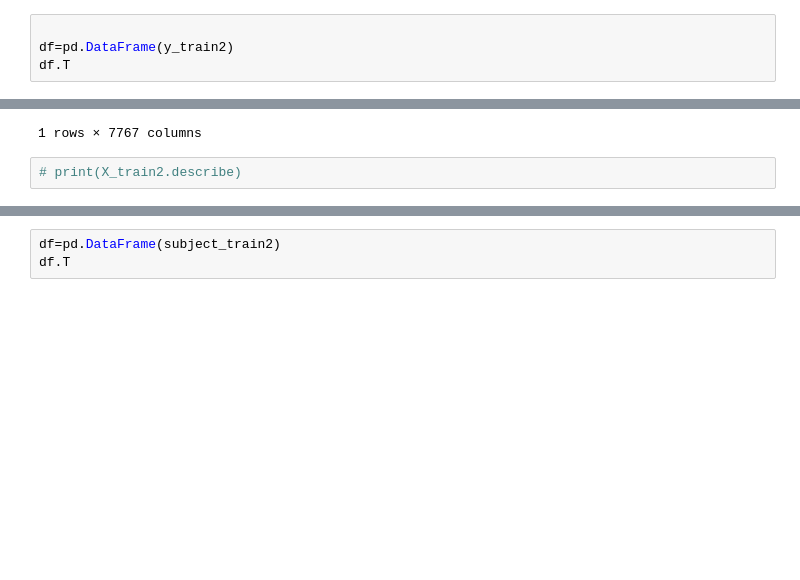
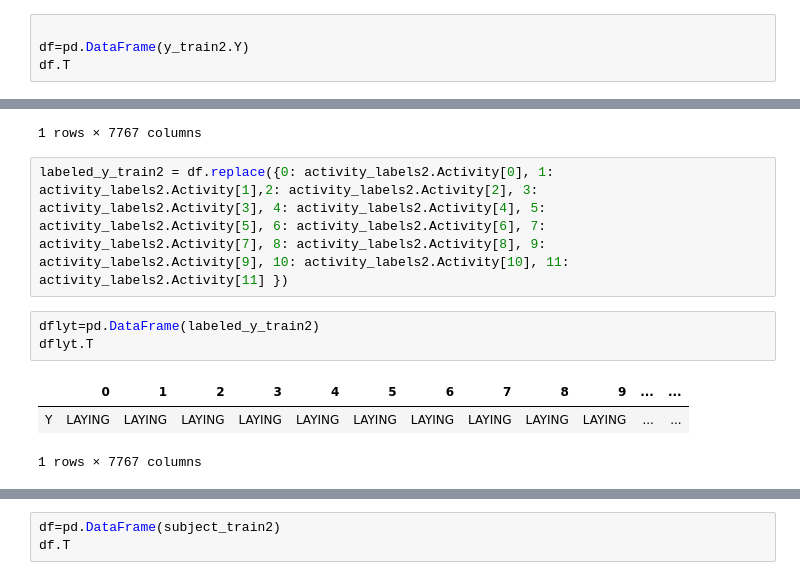
Before and after one commit to gmossy/human-activity-recognition, a Jupyter notebook: human_activity_dectector.ipynb, the cells around one changed output, grey strips where cells are left out. Cells and saved outputs as stored; diff of their text form; blank space fills up the shorter version.

```diff
--- a/human_activity_dectector.ipynb
+++ b/human_activity_dectector.ipynb
@@ -226,10 +265,17 @@ False testing dataset null values
 # %%
 
-df=pd.DataFrame(y_train2)
+df=pd.DataFrame(y_train2.Y)
 df.T
 # %% [output]
 |  | 0 | 1 | 2 | 3 | 4 | 5 | 6 | 7 | 8 | 9 | ... | ... |
 | Y | 5 | 5 | 5 | 5 | 5 | 5 | 5 | 5 | 5 | 5 | ... | ... |
 1 rows × 7767 columns
-# %%
-# print(X_train2.describe)
+# %%
+labeled_y_train2 = df.replace({0: activity_labels2.Activity[0], 1: activity_labels2.Activity[1],2: activity_labels2.Activity[2], 3: activity_labels2.Activity[3], 4: activity_labels2.Activity[4], 5: activity_labels2.Activity[5], 6: activity_labels2.Activity[6], 7: activity_labels2.Activity[7], 8: activity_labels2.Activity[8], 9: activity_labels2.Activity[9], 10: activity_labels2.Activity[10], 11: activity_labels2.Activity[11] })
+# %%
+dflyt=pd.DataFrame(labeled_y_train2)
+dflyt.T
+# %% [output]
+|  | 0 | 1 | 2 | 3 | 4 | 5 | 6 | 7 | 8 | 9 | ... | ... |
+| Y | LAYING | LAYING | LAYING | LAYING | LAYING | LAYING | LAYING | LAYING | LAYING | LAYING | ... | ... |
+1 rows × 7767 columns
```
Also changed, not shown: parts of 42 cells of this notebook.
